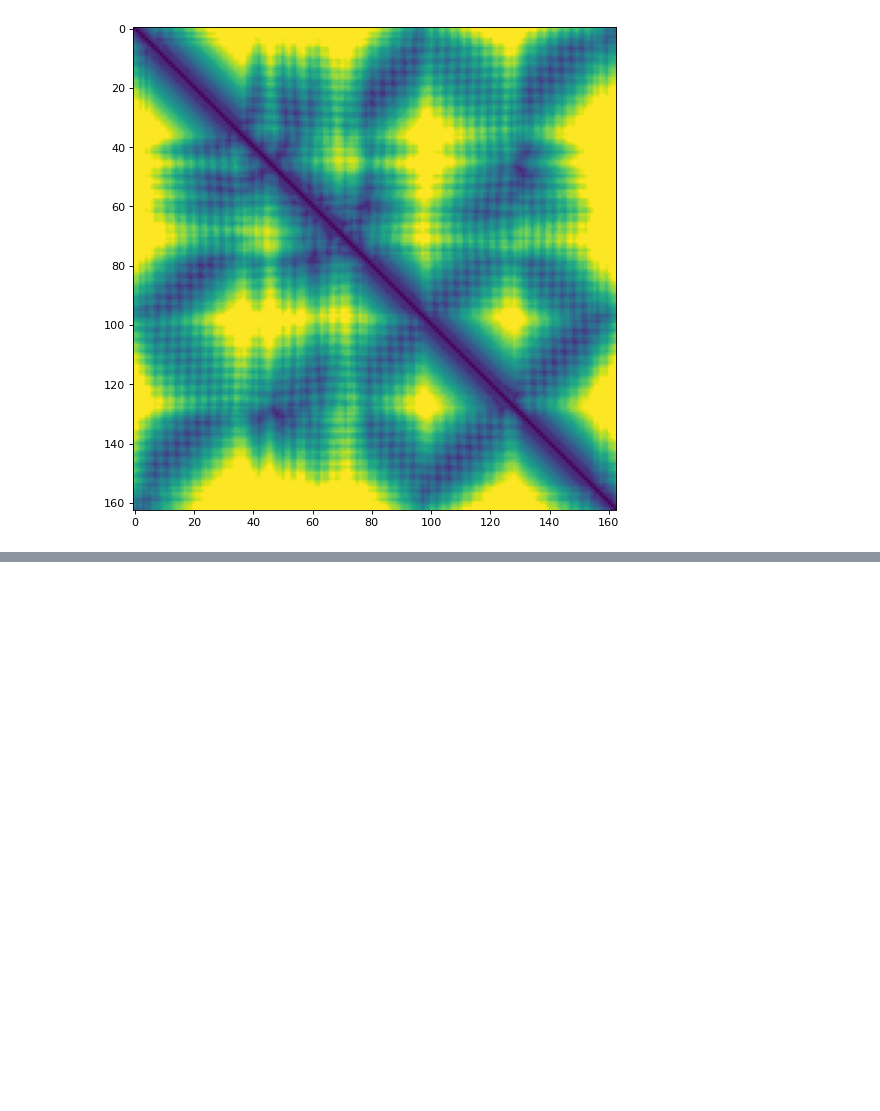
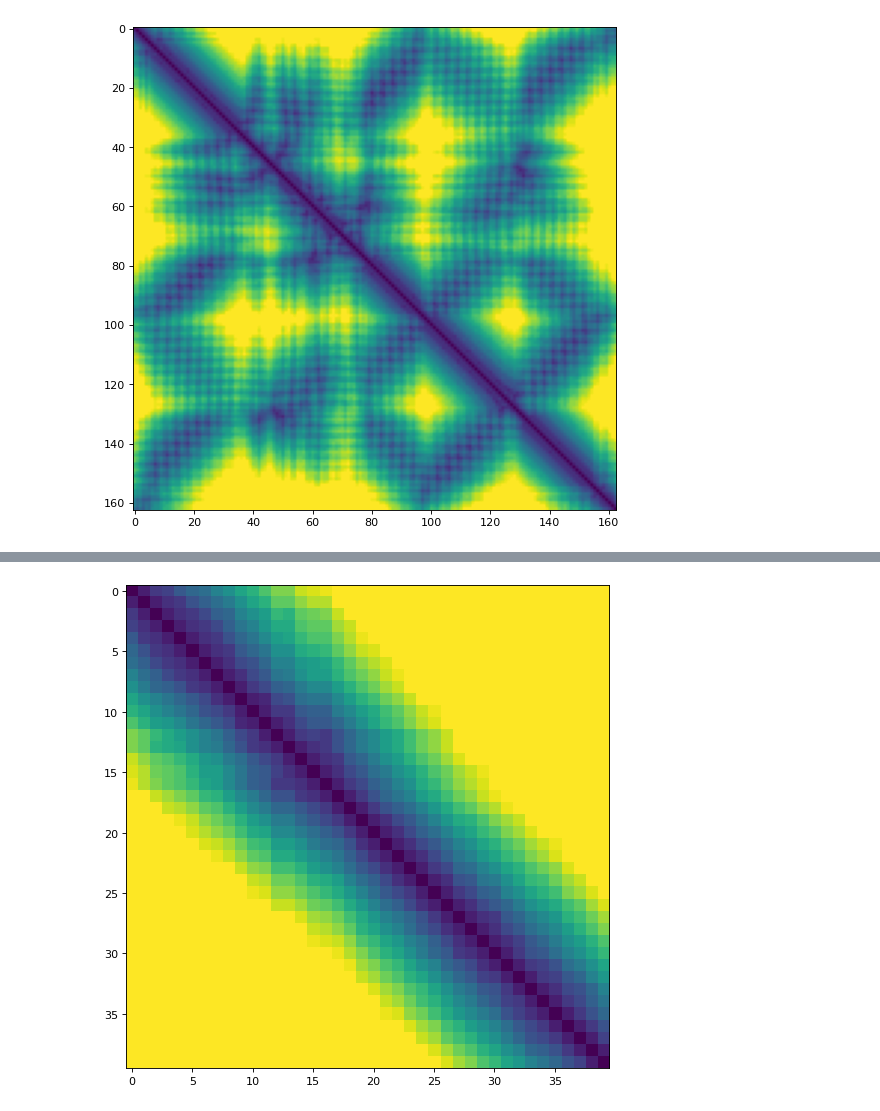
Before and after one commit to ychuhp/scoring_random_omega, a Jupyter notebook: Untitled.ipynb, the cells around one changed output, grey strips where cells are left out. Saved outputs shown, nothing was run; the diff lists cells and outputs as text; code cells hidden in the pictures; blank space fills up the shorter version.

```diff
--- a/Untitled.ipynb
+++ b/Untitled.ipynb
@@ -178,0 +184,11 @@ util.plot_image( torch.load('af2_distm/dist') )
+# %%
+import torch
+import util
+
+#x = torch.load('distm/dist')
+x = torch.load('af2_distm/dist')
+#x = torch.load('distm/confidence_mask')
+x.shape
+util.plot_image(x)
+# %% [output]
+[figure, added]
```
Also changed, not shown: parts of 3 cells of this notebook, 17 other files.
